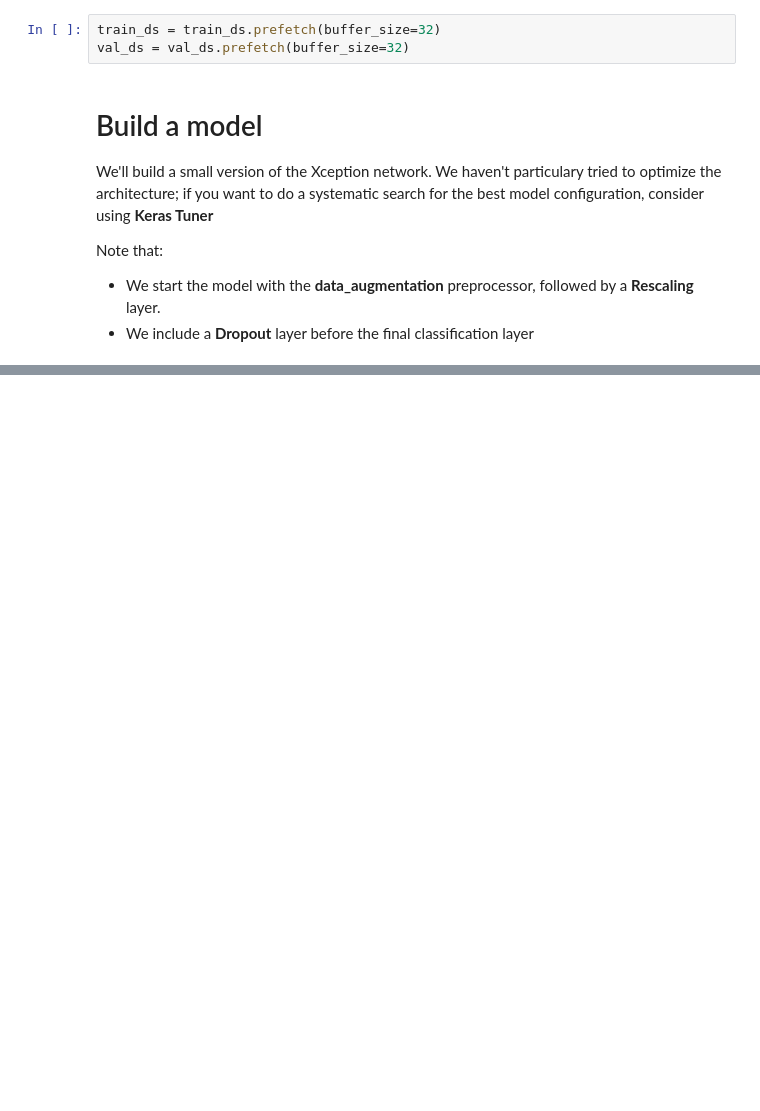
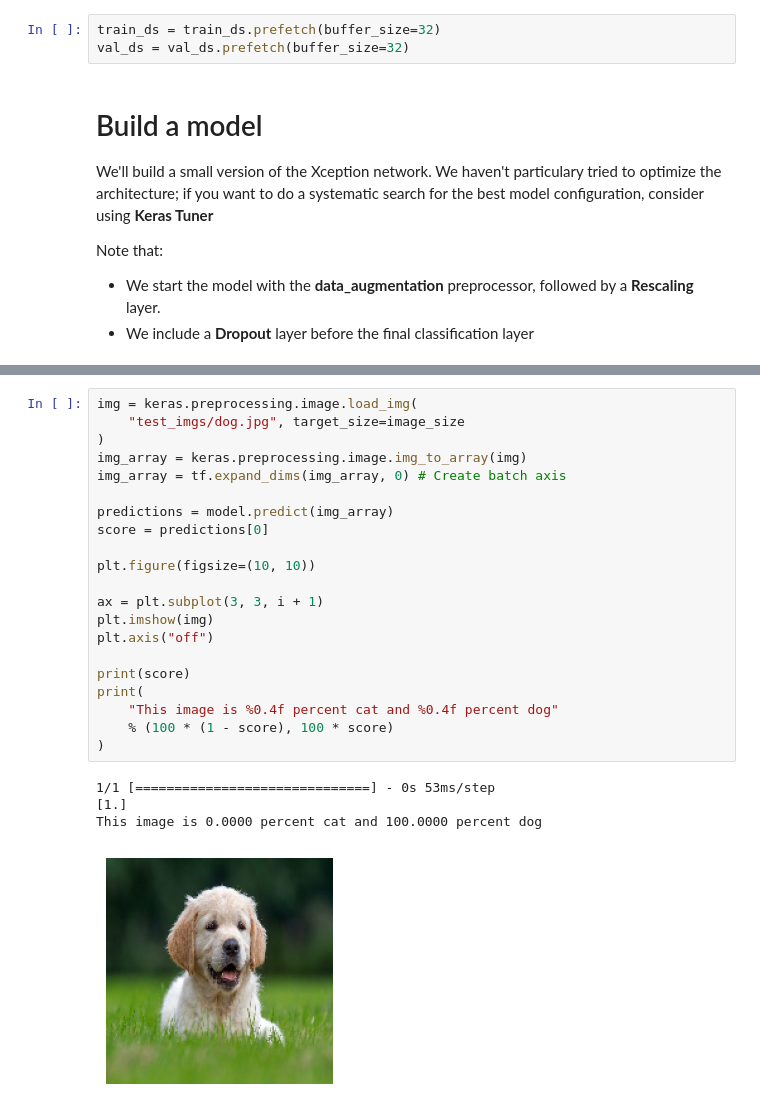
Before and after one commit to Tarasidze/mashine_learning, a Jupyter notebook: practical_ml.ipynb, the cells around one changed output, grey strips where cells are left out. Drawn from its saved outputs; the diff is of its cells as text; blank space fills up the shorter version.

```diff
--- a/practical_ml.ipynb
+++ b/practical_ml.ipynb
@@ -162,0 +281,26 @@ Note that:
+# %%
+img = keras.preprocessing.image.load_img(
+    "test_imgs/dog.jpg", target_size=image_size
+)
+img_array = keras.preprocessing.image.img_to_array(img)
+img_array = tf.expand_dims(img_array, 0) # Create batch axis
+
+predictions = model.predict(img_array)
+score = predictions[0]
+
+plt.figure(figsize=(10, 10))
+
+ax = plt.subplot(3, 3, i + 1)
+plt.imshow(img)
+plt.axis("off")
+
+print(score)
+print(
+    "This image is %0.4f percent cat and %0.4f percent dog"
+    % (100 * (1 - score), 100 * score)
+)
+# %% [output]
+1/1 [==============================] - 0s 53ms/step
+[1.]
+This image is 0.0000 percent cat and 100.0000 percent dog
+[figure, added]
```
Also changed, not shown: parts of 6 cells of this notebook.
